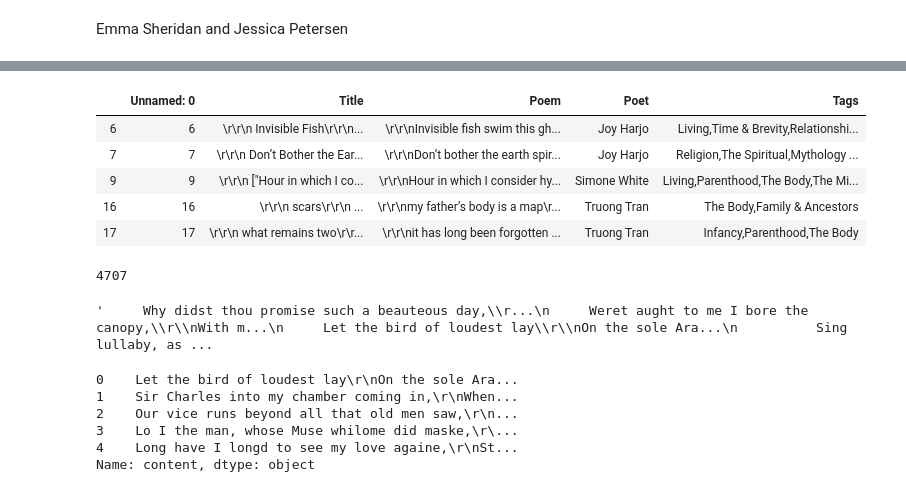
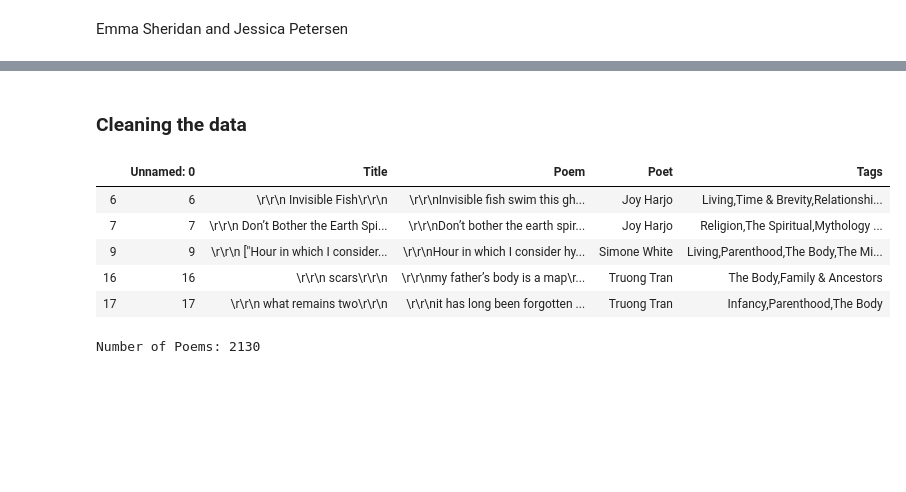
Before and after one commit to emmasheridan/ANNfinalproject, a Jupyter notebook: ANN Final Project.ipynb, the cells around one changed output, grey strips where cells are left out. Saved outputs shown, nothing was run; the diff lists cells and outputs as text; code cells hidden in the pictures; blank space fills up the shorter version.

```diff
--- a/ANN Final Project.ipynb
+++ b/ANN Final Project.ipynb
@@ -43,12 +17,0 @@ lovePoems1 = lovePoems1.to_string()
-# %%
-# loading additional love poems from poetryfoundation.com dataset
-df2 = pd.read_csv('PoetryFoundationData.csv') # load dataset
-df2 = df2.dropna()
-df2.head() # getting top 5 head
-# %% [output]
-|  | Unnamed: 0 | Title | Poem | Poet | Tags |
-| 6 | 6 | \r\r\n Invisible Fish\r\r\n... | \r\r\nInvisible fish swim this gh... | Joy Harjo | Living,Time & Brevity,Relationshi... |
-| 7 | 7 | \r\r\n Don’t Bother the Ear... | \r\r\nDon’t bother the earth spir... | Joy Harjo | Religion,The Spiritual,Mythology ... |
-| 9 | 9 | \r\r\n ["Hour in which I co... | \r\r\nHour in which I consider hy... | Simone White | Living,Parenthood,The Body,The Mi... |
-| 16 | 16 | \r\r\n scars\r\r\n ... | \r\r\nmy father’s body is a map\r... | Truong Tran | The Body,Family & Ancestors |
-| 17 | 17 | \r\r\n what remains two\r\r... | \r\r\nit has long been forgotten ... | Truong Tran | Infancy,Parenthood,The Body |
@@ -57,9 +18,23 @@ searchfor = ['Love', 'Relationships']
+# %% [markdown]
+### Cleaning the data
+# %%
+pd.options.display.max_colwidth = 1000 # include 1000 characters from each poem
+df = pd.read_csv('PoetryFoundationData.csv') # load dataset from poetryfoundation.com dataset
+df = df.dropna() # dropping any entries with no tags
+df.head() # getting top 5 head
+# %% [output]
+|  | Unnamed: 0 | Title | Poem | Poet | Tags |
+| 6 | 6 | \r\r\n Invisible Fish\r\r\n | \r\r\nInvisible fish swim this gh... | Joy Harjo | Living,Time & Brevity,Relationshi... |
+| 7 | 7 | \r\r\n Don’t Bother the Earth Spi... | \r\r\nDon’t bother the earth spir... | Joy Harjo | Religion,The Spiritual,Mythology ... |
+| 9 | 9 | \r\r\n ["Hour in which I consider... | \r\r\nHour in which I consider hy... | Simone White | Living,Parenthood,The Body,The Mi... |
+| 16 | 16 | \r\r\n scars\r\r\n | \r\r\nmy father’s body is a map\r... | Truong Tran | The Body,Family & Ancestors |
+| 17 | 17 | \r\r\n what remains two\r\r\n | \r\r\nit has long been forgotten ... | Truong Tran | Infancy,Parenthood,The Body |
 # %%
-# getting additional poems that contain the tag Love
-poems2 = df2['Poem']
-lovePoems2 = poems2.loc[df2['Tags'].str.contains('|'.join(searchfor))]
+# getting poems that contain the tag Love
+poems = df['Poem']
+searchfor = ['Love']
+lovePoems = poems.loc[df['Tags'].str.contains('|'.join(searchfor))]
+print("Number of Poems: " + str(len(lovePoems)))
+lovePoems = lovePoems.to_string()
+# %% [output]
+Number of Poems: 2130
-# %%
-lovePoems2.head()
-lovePoems2 = lovePoems2.to_string()
-# %% [output]
-4707
@@ -76,13 +40,0 @@ result = ''.join([i for i in lovePoems if not i.isdigit()])
-# %%
-result
-# %% [output]
-'     Why didst thou promise such a beauteous day,\\r...\n     Weret aught to me I bore the canopy,\\r\\nWith m...\n     Let the bird of loudest lay\\r\\nOn the sole Ara...\n          Sing lullaby, as ...
-# %%
-mythPoems.head()
-# %% [output]
-0    Let the bird of loudest lay\r\nOn the sole Ara...
-1    Sir Charles into my chamber coming in,\r\nWhen...
-2    Our vice runs beyond all that old men saw,\r\n...
-3    Lo I the man, whose Muse whilome did maske,\r\...
-4    Long have I longd to see my love againe,\r\nSt...
-Name: content, dtype: object
```
Also changed, not shown: parts of 21 cells of this notebook.
